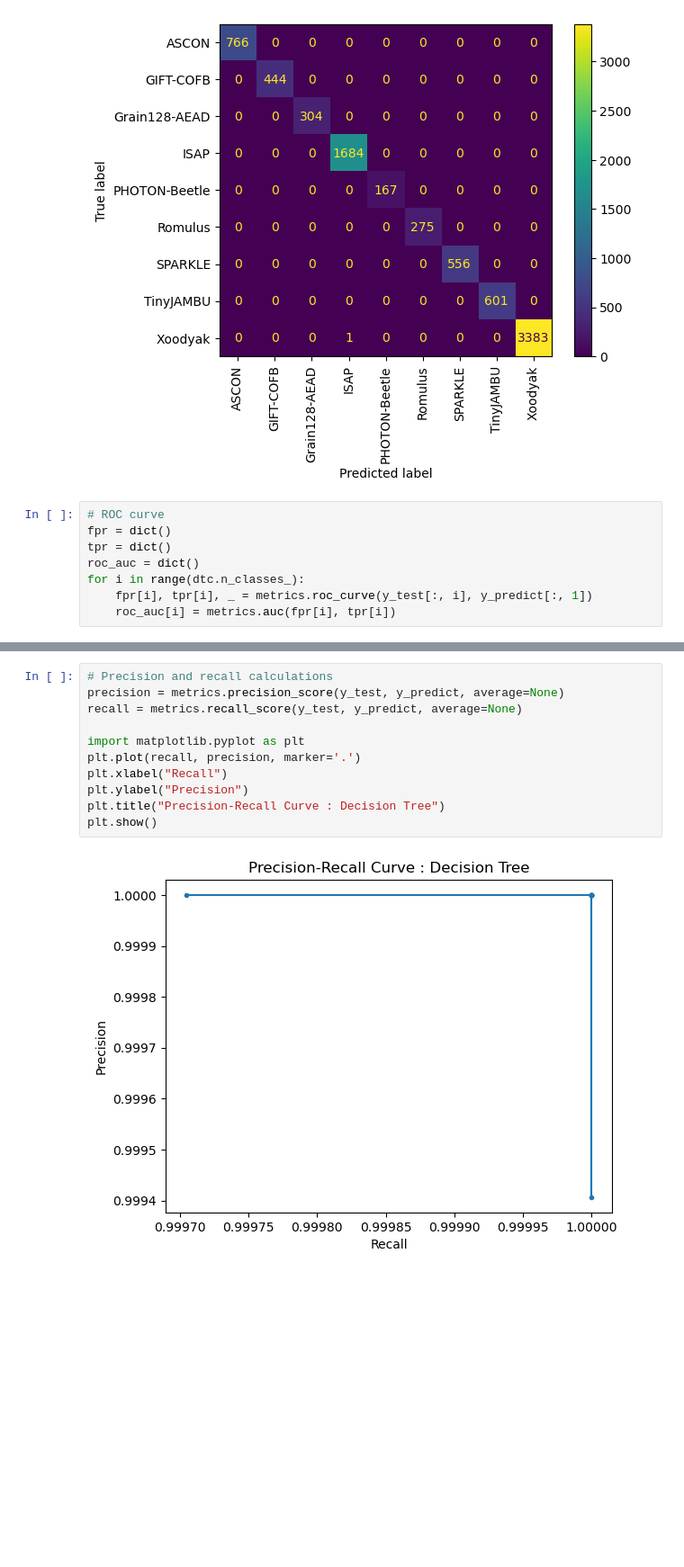
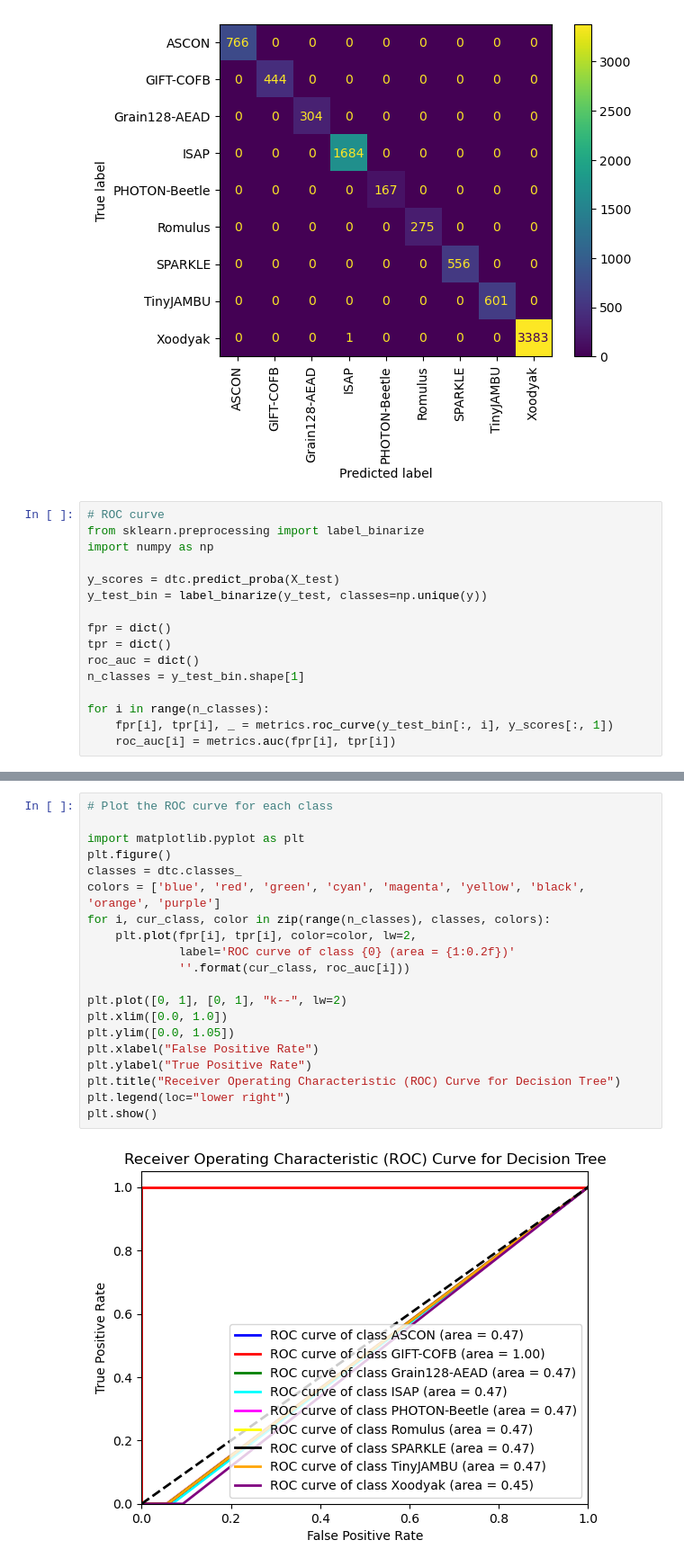
Before and after one commit to Rparker19/An-Autonomic-Framework-for-IoT-Data-Confidentiality-in-the-Internet-of-Things, a Jupyter notebook: models/decision_tree.ipynb, the cells around one changed output, grey strips where cells are left out. Shown at 90% size. Cells and saved outputs as stored; diff of their text form; blank space fills up the shorter version.

Commit message:
ROC curves

```diff
--- a/models/decision_tree.ipynb
+++ b/models/decision_tree.ipynb
@@ -98,9 +98,17 @@ display.plot(xticks_rotation='vertical')
 [figure]
 # %%
 # ROC curve
+from sklearn.preprocessing import label_binarize
+import numpy as np
+
+y_scores = dtc.predict_proba(X_test)
+y_test_bin = label_binarize(y_test, classes=np.unique(y))
+
 fpr = dict()
 tpr = dict()
 roc_auc = dict()
-for i in range(dtc.n_classes_):
-    fpr[i], tpr[i], _ = metrics.roc_curve(y_test[:, i], y_predict[:, 1])
+n_classes = y_test_bin.shape[1]
+
+for i in range(n_classes):
+    fpr[i], tpr[i], _ = metrics.roc_curve(y_test_bin[:, i], y_scores[:, 1])
     roc_auc[i] = metrics.auc(fpr[i], tpr[i])
@@ -168,13 +115,22 @@ KeyError: 0
-# %%
-# Precision and recall calculations
-precision = metrics.precision_score(y_test, y_predict, average=None)
-recall = metrics.recall_score(y_test, y_predict, average=None)
-
-import matplotlib.pyplot as plt
-plt.plot(recall, precision, marker='.')
-plt.xlabel("Recall")
-plt.ylabel("Precision")
-plt.title("Precision-Recall Curve : Decision Tree")
-plt.show()
-# %% [output]
-[figure, removed]
+# %%
+# Plot the ROC curve for each class
+
+import matplotlib.pyplot as plt
+plt.figure()
+classes = dtc.classes_
+colors = ['blue', 'red', 'green', 'cyan', 'magenta', 'yellow', 'black', 'orange', 'purple']
+for i, cur_class, color in zip(range(n_classes), classes, colors):
+    plt.plot(fpr[i], tpr[i], color=color, lw=2,
+             label='ROC curve of class {0} (area = {1:0.2f})'
+             ''.format(cur_class, roc_auc[i]))
+
+plt.plot([0, 1], [0, 1], "k--", lw=2)
+plt.xlim([0.0, 1.0])
+plt.ylim([0.0, 1.05])
+plt.xlabel("False Positive Rate")
+plt.ylabel("True Positive Rate")
+plt.title("Receiver Operating Characteristic (ROC) Curve for Decision Tree")
+plt.legend(loc="lower right")
+plt.show()
+# %% [output]
+[figure, added]
```
Also changed, not shown: parts of 2 cells of this notebook, 2 other files.
